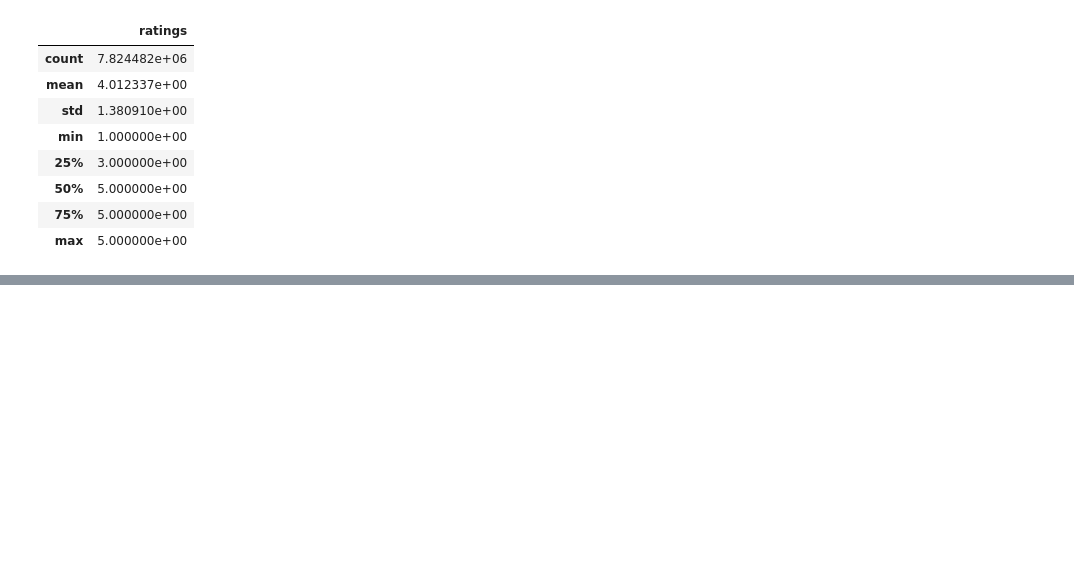
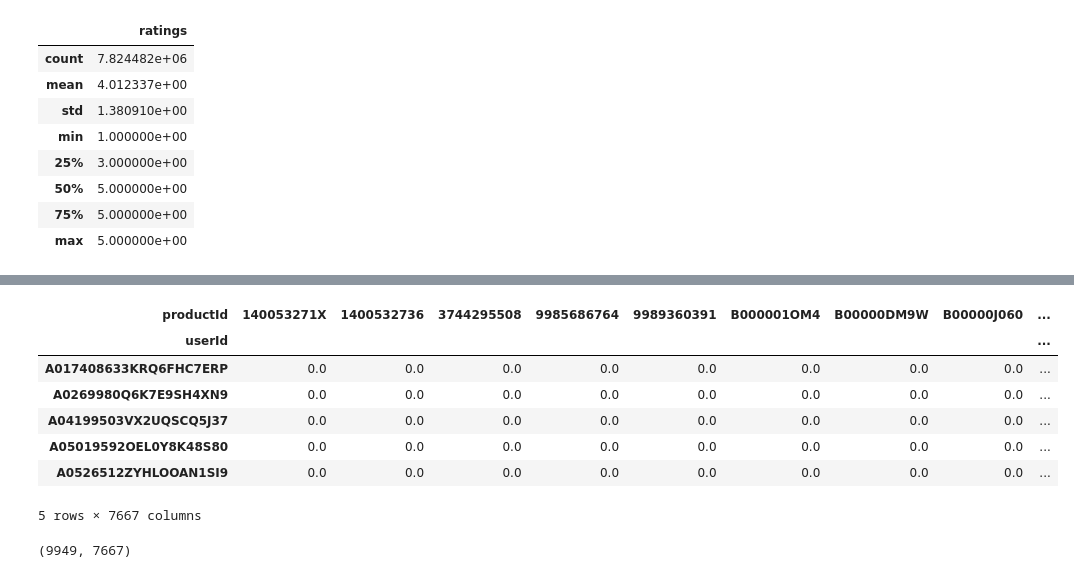
Before and after one commit to GreatLearningAIML1/bangalore-feb-batch-arunkrdas, a Jupyter notebook: RecommSystems_R5_Project1.ipynb, the cells around one changed output, grey strips where cells are left out. Cells and saved outputs as stored; diff of their text form; code cells hidden in the pictures; blank space fills up the shorter version.

```diff
--- a/RecommSystems_R5_Project1.ipynb
+++ b/RecommSystems_R5_Project1.ipynb
@@ -122,0 +60,3 @@ prod_grouped.sort_values(['ratings', 'productId'], ascending = [0,1])
+# %%
+df_higher_rate = amazon.loc[amazon['ratings'] > 4]
+df = df_higher_rate.reset_index(drop=True)
@@ -122,0 +65,3 @@ prod_grouped.sort_values(['ratings', 'productId'], ascending = [0,1])
+# %%
+from sklearn.model_selection import train_test_split
+train_data, test_data = train_test_split(df, test_size = 0.30, random_state=0)
@@ -122,0 +118,4 @@ prod_grouped.sort_values(['ratings', 'productId'], ascending = [0,1])
+# %%
+collaborative_filter = pd.concat([train_data, test_data]).reset_index()
+collaborative_filter = collaborative_filter.head(10000)
+collaborative_filter.head()
@@ -122,0 +129,16 @@ prod_grouped.sort_values(['ratings', 'productId'], ascending = [0,1])
+# %%
+pivot_df= collaborative_filter.pivot(index = 'userId', columns ='productId', values = 'ratings').fillna(0)
+pivot_df.head()
+# %% [output]
+| productId | 140053271X | 1400532736 | 3744295508 | 9985686764 | 9989360391 | B000001OM4 | B00000DM9W | B00000J060 | ... |
+| userId |  |  |  |  |  |  |  |  | ... |
+| A017408633KRQ6FHC7ERP | 0.0 | 0.0 | 0.0 | 0.0 | 0.0 | 0.0 | 0.0 | 0.0 | ... |
+| A0269980Q6K7E9SH4XN9 | 0.0 | 0.0 | 0.0 | 0.0 | 0.0 | 0.0 | 0.0 | 0.0 | ... |
+| A04199503VX2UQSCQ5J37 | 0.0 | 0.0 | 0.0 | 0.0 | 0.0 | 0.0 | 0.0 | 0.0 | ... |
+| A05019592OEL0Y8K48S80 | 0.0 | 0.0 | 0.0 | 0.0 | 0.0 | 0.0 | 0.0 | 0.0 | ... |
+| A0526512ZYHLOOAN1SI9 | 0.0 | 0.0 | 0.0 | 0.0 | 0.0 | 0.0 | 0.0 | 0.0 | ... |
+5 rows × 7667 columns
+# %%
+pivot_df.shape
+# %% [output]
+(9949, 7667)
```
Also changed, not shown: parts of 24 cells of this notebook.
